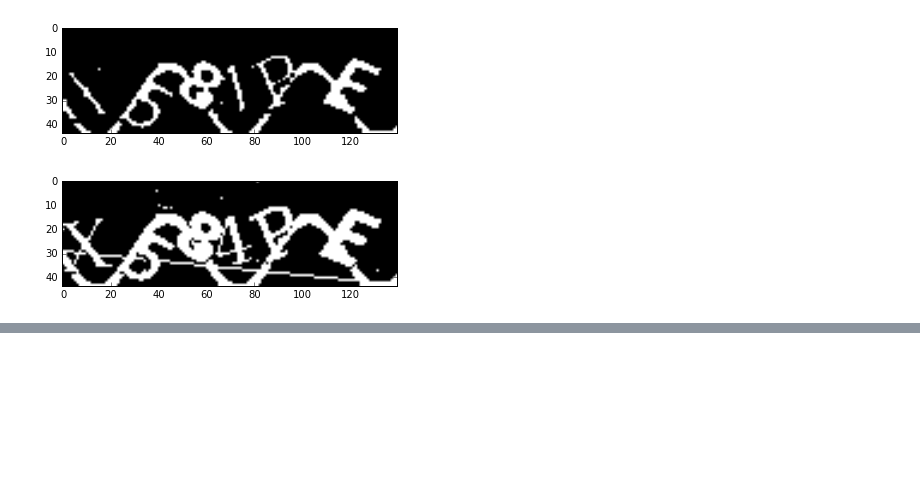
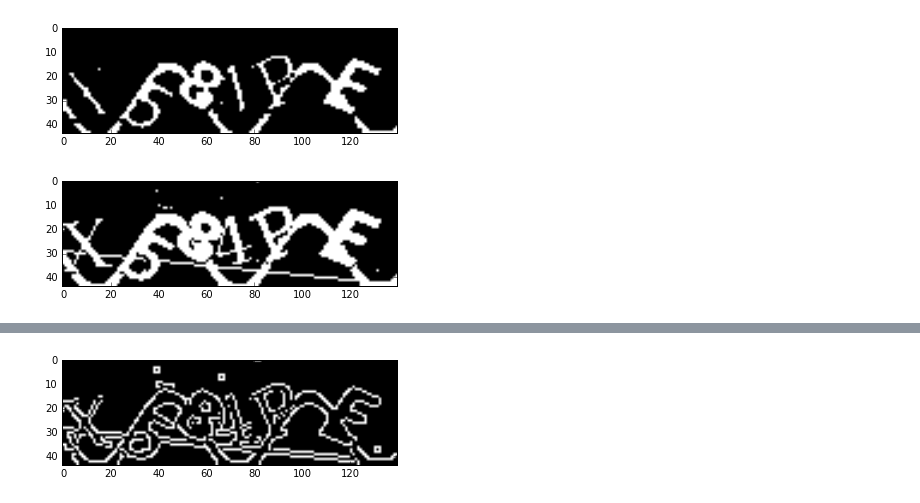
Before and after one commit to justttry/verificationCode, a Jupyter notebook: 图像处理改进.ipynb, the cells around one changed output, grey strips where cells are left out. Cells and saved outputs as stored; diff of their text form; code cells hidden in the pictures; blank space fills up the shorter version.

```diff
--- a/图像处理改进.ipynb
+++ b/图像处理改进.ipynb
@@ -207,0 +216,22 @@ imshow(erosion, 'gray')
+# %%
+kernel = np.ones((1,1),np.uint8)
+dilation = cv2.dilate(grayimg_inv_b,kernel,iterations = 2)
+imshow(dilation, 'gray')
+kernel = np.ones((1,1),np.uint8)
+erosion = cv2.erode(dilation,kernel,iterations = 2)
+imshow(erosion, 'gray')
+kernel = np.ones((1,1),np.uint8)
+dilation = cv2.dilate(erosion,kernel,iterations = 2)
+imshow(dilation, 'gray')
+kernel = np.ones((1,1),np.uint8)
+erosion = cv2.erode(dilation,kernel,iterations = 2)
+imshow(erosion, 'gray')
+kernel = np.ones((1,1),np.uint8)
+dilation = cv2.dilate(erosion,kernel,iterations = 2)
+imshow(dilation, 'gray')
+kernel = np.ones((1,1),np.uint8)
+erosion = cv2.erode(dilation,kernel,iterations = 2)
+imshow(erosion, 'gray')
+kernel = np.ones((1,1),np.uint8)
+dilation = cv2.dilate(erosion,kernel,iterations = 2)
+imshow(dilation, 'gray')
@@ -211,0 +260,5 @@ imshow(erosion, 'gray')
+# %%
+edges = cv2.Canny(erosion,100,200)
+imshow(edges, 'gray')
+# %% [output]
+[figure, added]
```
Also changed, not shown: parts of 7 cells of this notebook.
